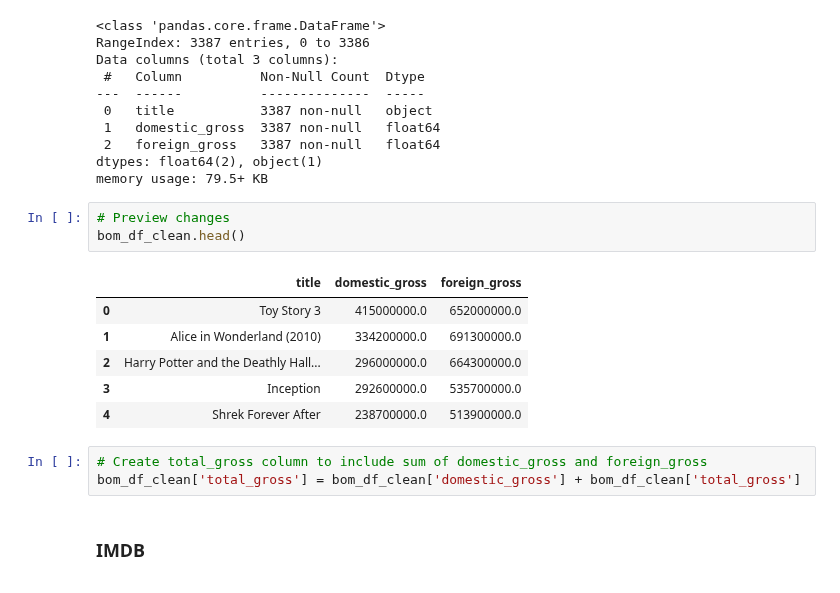
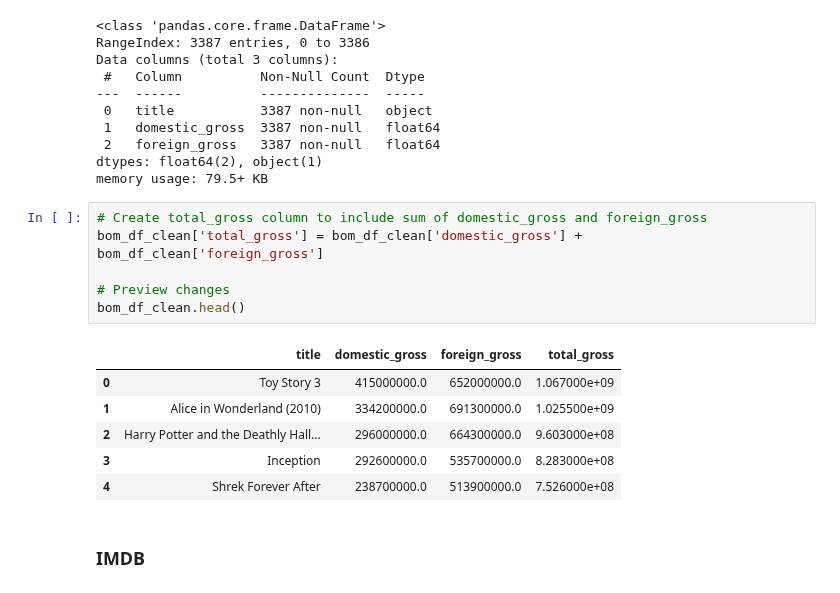
Before and after one commit to scarlettvalentin/movie_studio_project, a Jupyter notebook: notebook.ipynb, the cells around one changed output. Drawn from its saved outputs; the diff is of its cells as text.

```diff
--- a/notebook.ipynb
+++ b/notebook.ipynb
@@ -298,19 +324,19 @@ Data columns (total 3 columns):
  2   foreign_gross   3387 non-null   float64
 dtypes: float64(2), object(1)
 memory usage: 79.5+ KB
-# %%
-# Preview changes
-bom_df_clean.head()
-# %% [output]
-|  | title | domestic_gross | foreign_gross |
-| 0 | Toy Story 3 | 415000000.0 | 652000000.0 |
-| 1 | Alice in Wonderland (2010) | 334200000.0 | 691300000.0 |
-| 2 | Harry Potter and the Deathly Hall... | 296000000.0 | 664300000.0 |
-| 3 | Inception | 292600000.0 | 535700000.0 |
-| 4 | Shrek Forever After | 238700000.0 | 513900000.0 |
 # %%
 # Create total_gross column to include sum of domestic_gross and foreign_gross
-bom_df_clean['total_gross'] = bom_df_clean['domestic_gross'] + bom_df_clean['total_gross']
+bom_df_clean['total_gross'] = bom_df_clean['domestic_gross'] + bom_df_clean['foreign_gross']
+
+# Preview changes
+bom_df_clean.head()
+# %% [output]
+|  | title | domestic_gross | foreign_gross | total_gross |
+| 0 | Toy Story 3 | 415000000.0 | 652000000.0 | 1.067000e+09 |
+| 1 | Alice in Wonderland (2010) | 334200000.0 | 691300000.0 | 1.025500e+09 |
+| 2 | Harry Potter and the Deathly Hall... | 296000000.0 | 664300000.0 | 9.603000e+08 |
+| 3 | Inception | 292600000.0 | 535700000.0 | 8.283000e+08 |
+| 4 | Shrek Forever After | 238700000.0 | 513900000.0 | 7.526000e+08 |
 # %% [markdown]
 ### IMDB
 # %%
```
Also changed, not shown: parts of 6 cells of this notebook.
